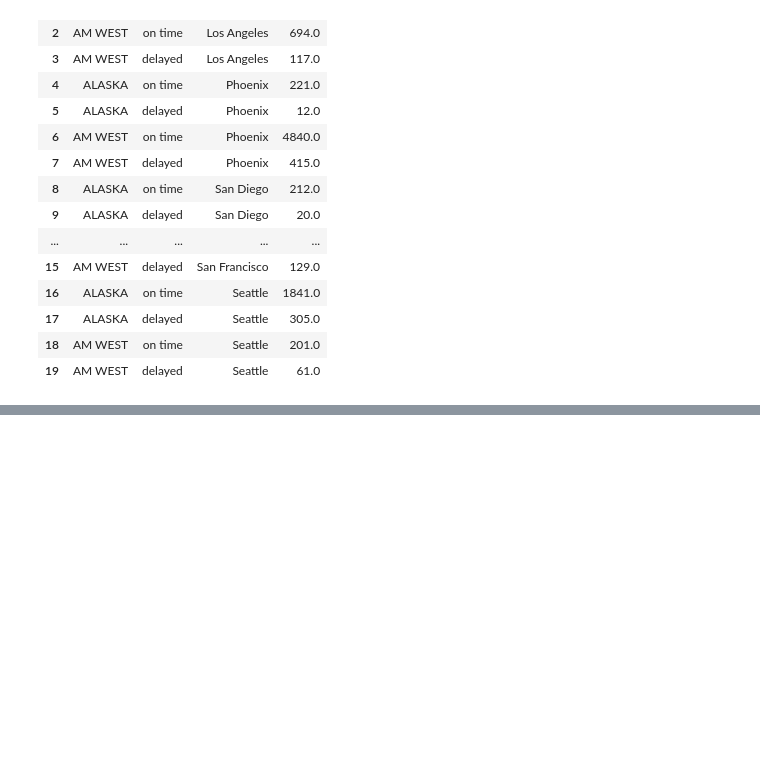
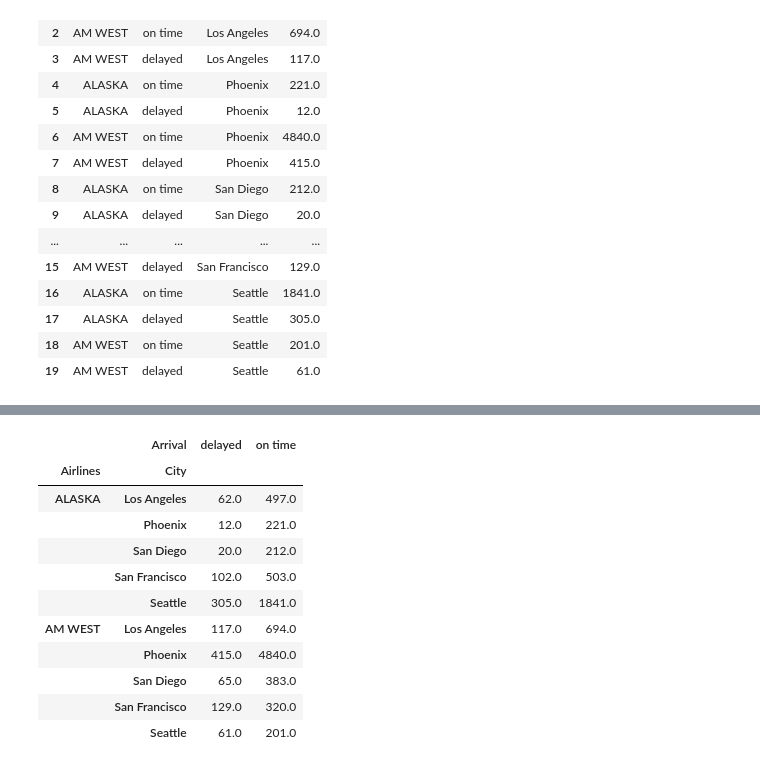
Before and after one commit to mhan1/DAV-5400, a Jupyter notebook: M_Han_W9_assn.ipynb, the cells around one changed output, grey strips where cells are left out. Saved outputs shown, nothing was run; the diff lists cells and outputs as text; code cells hidden in the pictures; blank space fills up the shorter version.

```diff
--- a/M_Han_W9_assn.ipynb
+++ b/M_Han_W9_assn.ipynb
@@ -181,0 +204,17 @@ than ALASKA airline. Even though AM WEST has a little more "delayed" arrival, th
+# %%
+#Producing pivot tables from tidy4 for the presentation purpose.
+wide1 = pd.pivot_table(tidy4, values='value', index=['Airlines','City'], columns='Arrival')
+wide1
+# %% [output]
+|  | Arrival | delayed | on time |
+| Airlines | City |  |  |
+| ALASKA | Los Angeles | 62.0 | 497.0 |
+|  | Phoenix | 12.0 | 221.0 |
+|  | San Diego | 20.0 | 212.0 |
+|  | San Francisco | 102.0 | 503.0 |
+|  | Seattle | 305.0 | 1841.0 |
+| AM WEST | Los Angeles | 117.0 | 694.0 |
+|  | Phoenix | 415.0 | 4840.0 |
+|  | San Diego | 65.0 | 383.0 |
+|  | San Francisco | 129.0 | 320.0 |
+|  | Seattle | 61.0 | 201.0 |
```
Also changed, not shown: parts of 20 cells of this notebook.
